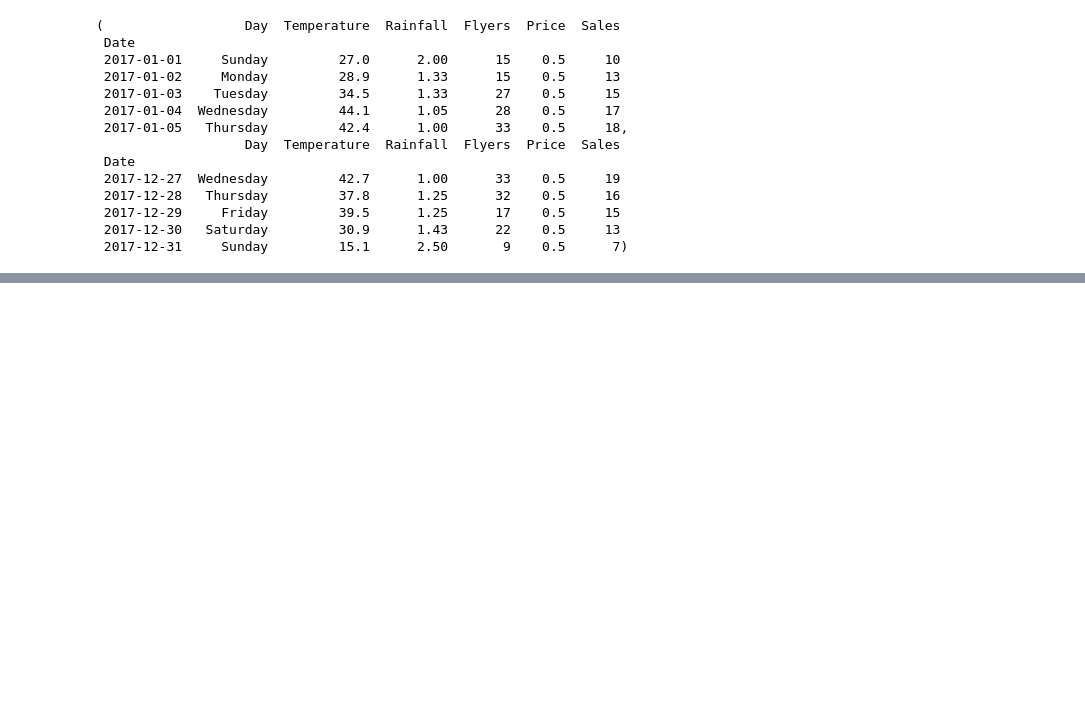
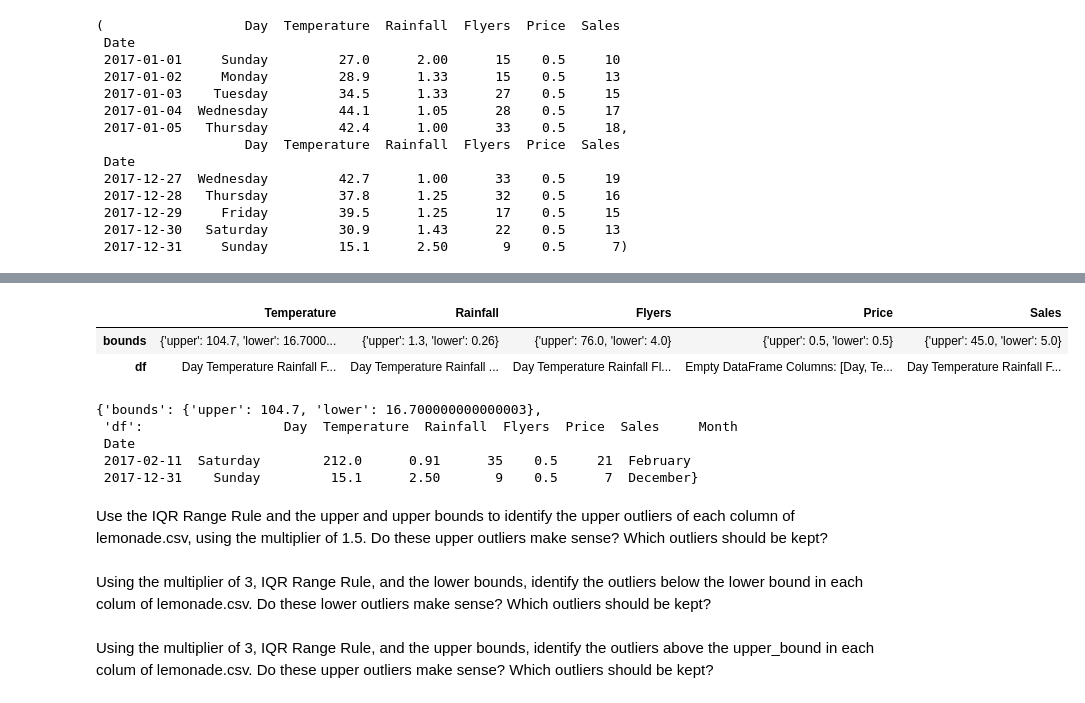
Before and after one commit to AJMartinezLlanes/anomaly-detection-exercises, a Jupyter notebook: continuous_probabilistic_methods.ipynb, the cells around one changed output, grey strips where cells are left out. Drawn from its saved outputs; the diff is of its cells as text; code cells hidden in the pictures; blank space fills up the shorter version.

```diff
--- a/continuous_probabilistic_methods.ipynb
+++ b/continuous_probabilistic_methods.ipynb
@@ -75,0 +134,27 @@ df.head(), df.tail()
+# %%
+def lower_and_upper_bounds(col, mult=1.5):
+    '''
+    positional arguments:
+    col: a pandas Series
+    keyword arguments:
+    mult: default 1.5, the magnutude specified for the IQR rule
+
+    returns:
+    lower_bound, upper_bound: two float values representing the fence values requested
+    '''
+    q1 = col.quantile(0.25)
+    q3 = col.quantile(0.75)
+    iqr = q3 - q1
+    lower_bound = q1 - mult * iqr
+    upper_bound = q3 + mult * iqr
+    return lower_bound,upper_bound
+# %%
+outliers={}
+for col in df.columns:
+    if np.issubdtype(df[col].dtype, np.number):
+        lower_b, upper_b = lower_and_upper_bounds(df[col])
+        print(f' Lower bound for {col} : {lower_b}\n Upper bound for {col}: {upper_b}\n')
+        print('-----------------')
+        outliers[col] = {}
+        outliers[col]['bounds'] = {'upper': upper_b, 'lower': lower_b}
+        outliers[col]['df'] = df[(df[col] > upper_b) | (df[col] < lower_b)]
@@ -75,0 +182,20 @@ df.head(), df.tail()
+# %%
+pd.DataFrame(outliers)
+# %% [output]
+|  | Temperature | Rainfall | Flyers | Price | Sales |
+| bounds | {'upper': 104.7, 'lower': 16.7000... | {'upper': 1.3, 'lower': 0.26} | {'upper': 76.0, 'lower': 4.0} | {'upper': 0.5, 'lower': 0.5} | {'upper': 45.0, 'lower': 5.0} |
+| df | Day Temperature Rainfall F... | Day Temperature Rainfall ... | Day Temperature Rainfall Fl... | Empty DataFrame Columns: [Day, Te... | Day Temperature Rainfall F... |
+# %%
+outliers['Temperature']
+# %% [output]
+{'bounds': {'upper': 104.7, 'lower': 16.700000000000003},
+ 'df':                  Day  Temperature  Rainfall  Flyers  Price  Sales     Month
+ Date
+ 2017-02-11  Saturday        212.0      0.91      35    0.5     21  February
+ 2017-12-31    Sunday         15.1      2.50       9    0.5      7  December}
+# %% [markdown]
+Use the IQR Range Rule and the upper and upper bounds to identify the upper outliers of each column of lemonade.csv, using the multiplier of 1.5. Do these upper outliers make sense? Which outliers should be kept?
+# %% [markdown]
+Using the multiplier of 3, IQR Range Rule, and the lower bounds, identify the outliers below the lower bound in each colum of lemonade.csv. Do these lower outliers make sense? Which outliers should be kept?
+# %% [markdown]
+Using the multiplier of 3, IQR Range Rule, and the upper bounds, identify the outliers above the upper_bound in each colum of lemonade.csv. Do these upper outliers make sense? Which outliers should be kept?
```
Also changed, not shown: parts of 11 cells of this notebook, 2 other files.
